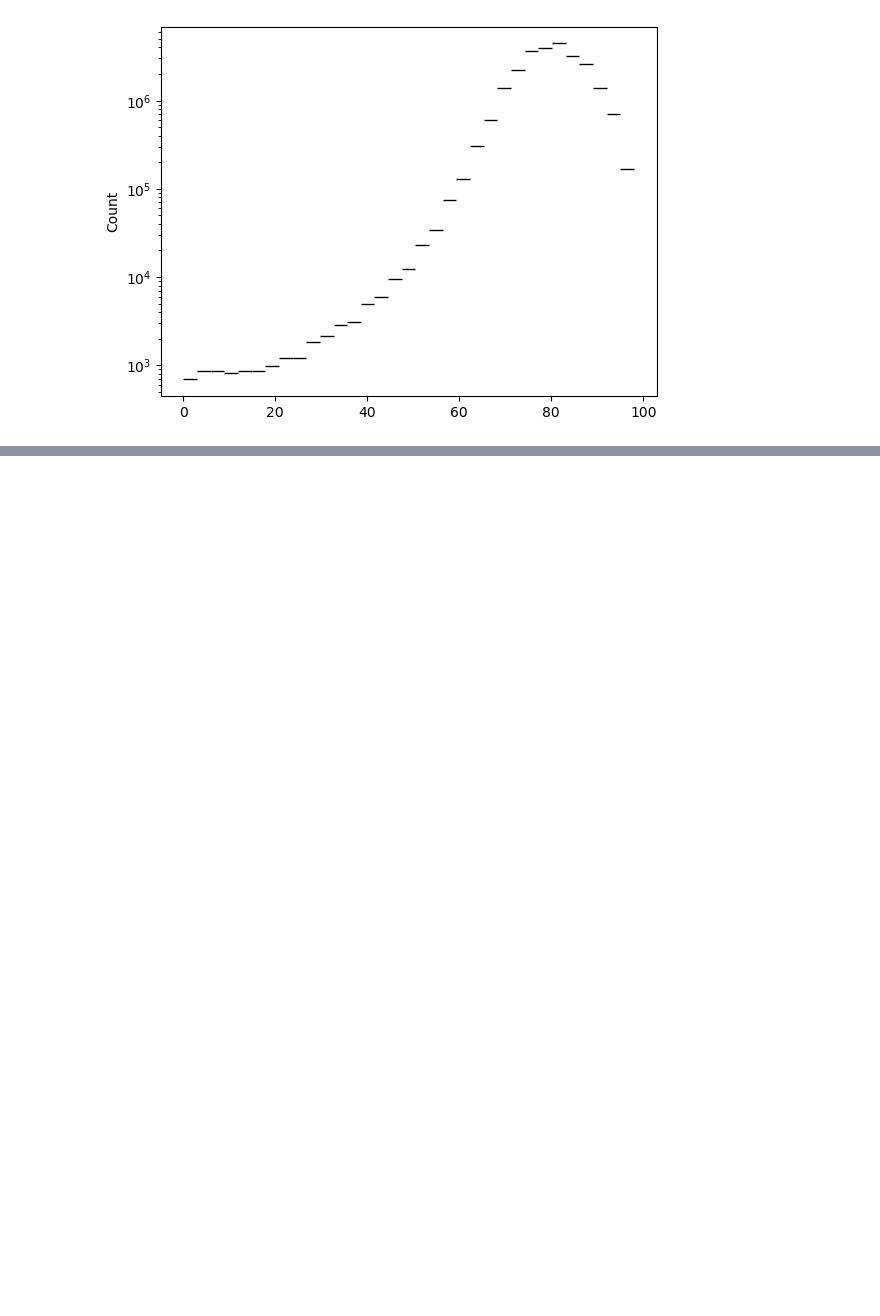
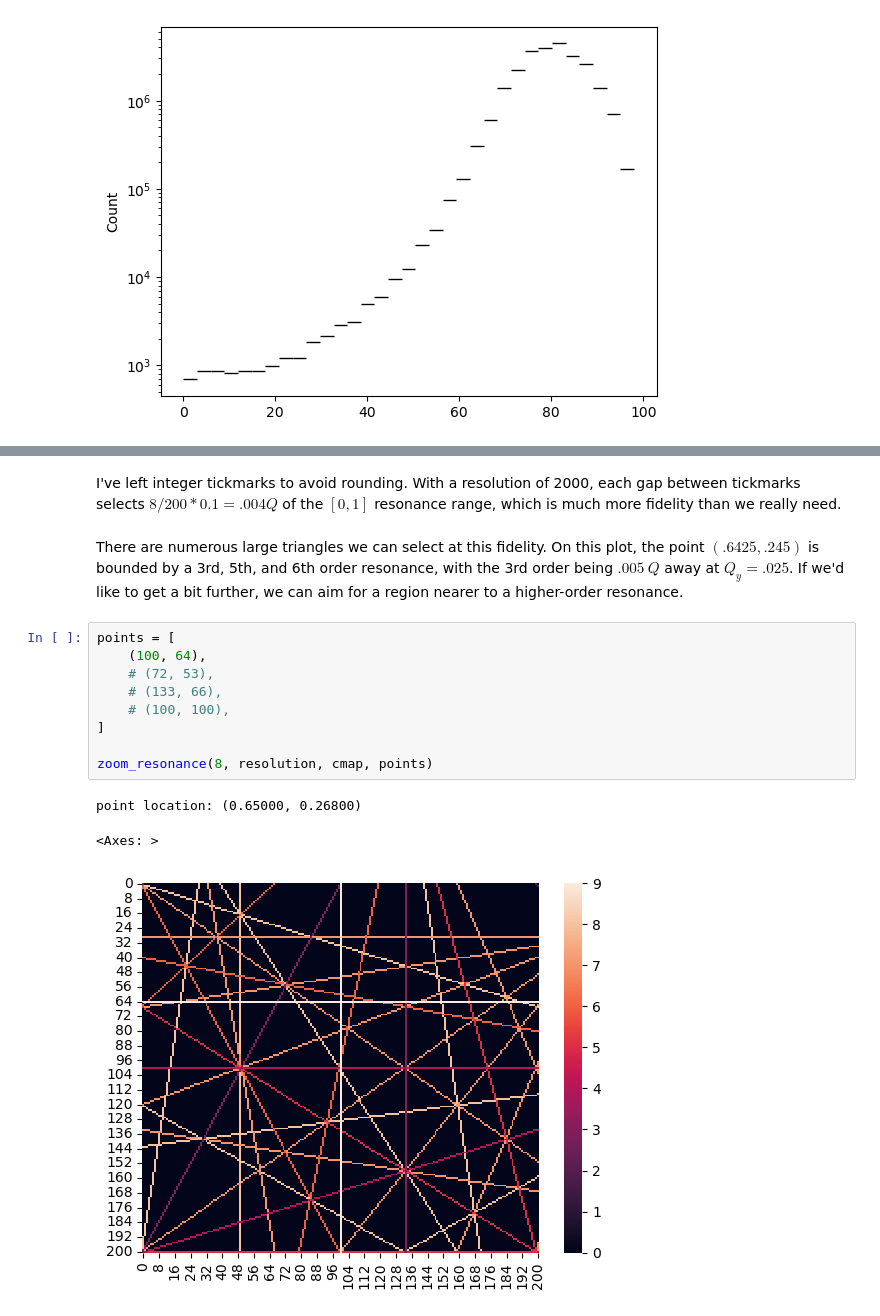
Before and after one commit to andrew-koren/learn-bmad, a Jupyter notebook: project_4/project_4.ipynb, the cells around one changed output, grey strips where cells are left out. Drawn from its saved outputs; the diff is of its cells as text; blank space fills up the shorter version.

```diff
--- a/project_4/project_4.ipynb
+++ b/project_4/project_4.ipynb
@@ -222,0 +296,17 @@ Looks like high-orders are actually dominate, despite being drawn on before the
+# %% [markdown]
+I've left integer tickmarks to avoid rounding. With a resolution of 2000, each gap between tickmarks selects $8/200*0.1 = .004 Q$ of the $[0,1]$ resonance range, which is much more fidelity than we really need.
+# %% [markdown]
+There are numerous large triangles we can select at this fidelity. On this plot, the point $(.6425, .245)$ is bounded by a 3rd, 5th, and 6th order resonance, with the 3rd order being $.005\ Q$ away at $Q_y = .025$. If we'd like to get a bit further, we can aim for a region nearer to a higher-order resonance.
+# %%
+points = [
+    (100, 64),
+    # (72, 53),
+    # (133, 66),
+    # (100, 100),
+]
+
+zoom_resonance(8, resolution, cmap, points)
+# %% [output]
+point location: (0.65000, 0.26800)
+<Axes: >
+[figure, added]
```
Also changed, not shown: parts of 14 cells of this notebook.
